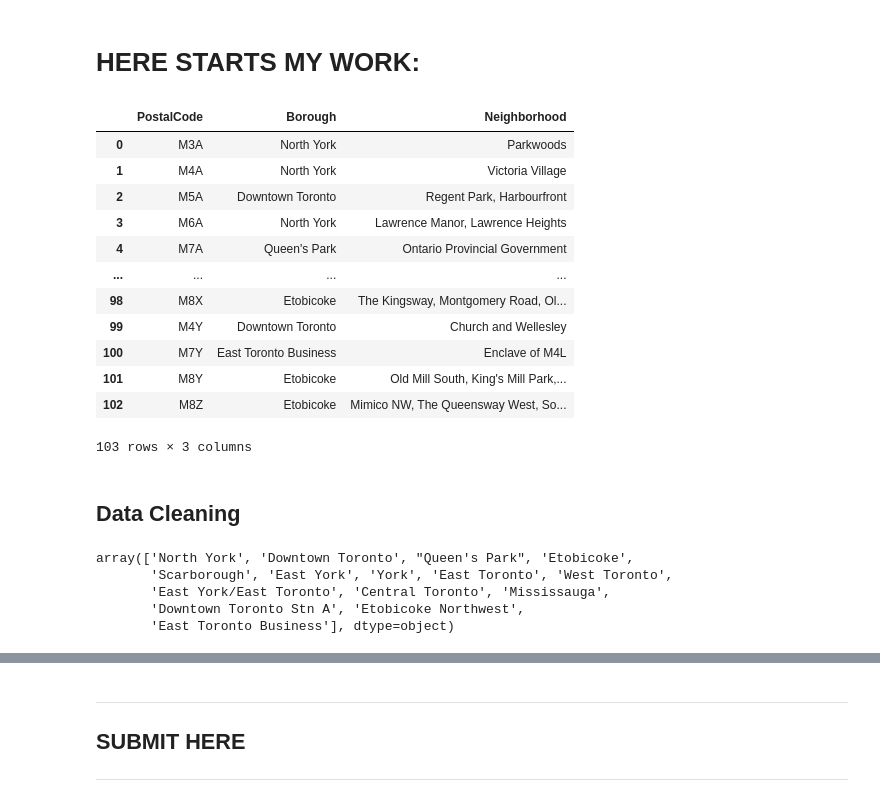
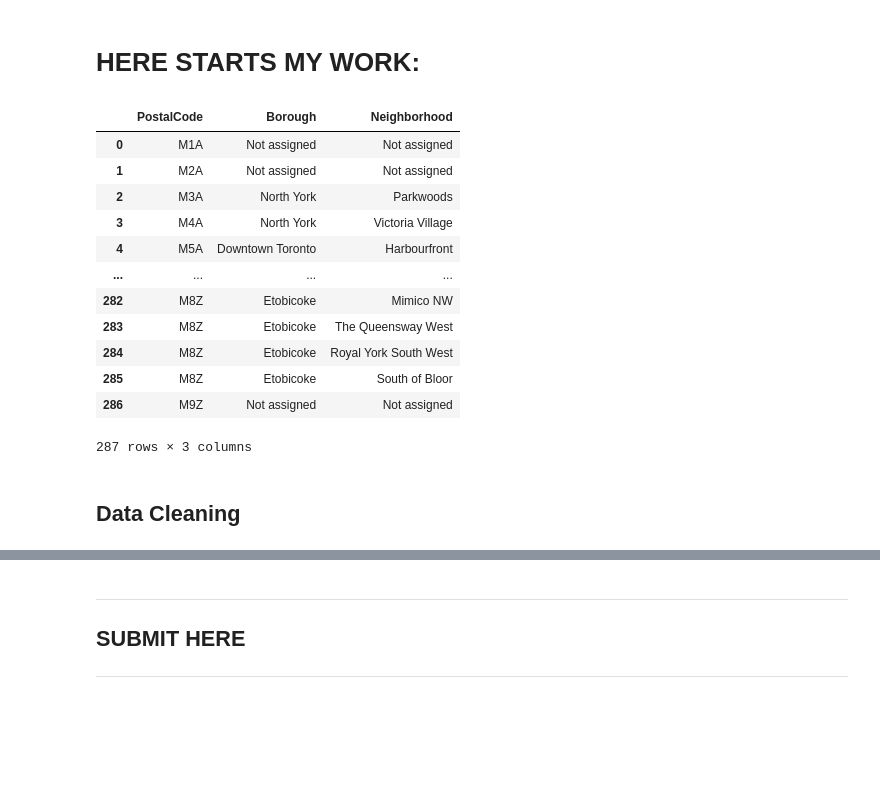
Before and after one commit to alinasansevich/Coursera_Capstone, a Jupyter notebook: Clustering-Neighborhoods-in-Toronto.ipynb, the cells around one changed output, grey strips where cells are left out. Cells and saved outputs as stored; diff of their text form; code cells hidden in the pictures; blank space fills up the shorter version.

```diff
--- a/Clustering-Neighborhoods-in-Toronto.ipynb
+++ b/Clustering-Neighborhoods-in-Toronto.ipynb
@@ -71,8 +74,30 @@ import requests
 import os
 import pandas as pd
 from bs4 import BeautifulSoup
+
+pd.set_option('display.max_rows', 10)
 # %%
 # retrieve the URL and create a BeautifulSoup object
-url = 'https://en.wikipedia.org/wiki/List_of_postal_codes_of_Canada:_M'
-toronto_wiki = requests.get(url).text
-soup = BeautifulSoup(toronto_wiki, "html5lib")
+url = 'https://en.wikipedia.org/w/index.php?title=List_of_postal_codes_of_Canada:_M&oldid=942655364'
+toronto_wiki = requests.get(url)
+soup = BeautifulSoup(toronto_wiki.content, "lxml")
+
+table = soup.find_all('table')[0]
+df = pd.read_html(str(table))
+neighborhoods = pd.DataFrame(df[0])
+neighborhoods.rename(columns={'Postcode': 'PostalCode', 'Borough': 'Borough', 'Neighbourhood': 'Neighborhood'}, inplace=True)
+neighborhoods
+# %% [output]
+|  | PostalCode | Borough | Neighborhood |
+| 0 | M1A | Not assigned | Not assigned |
+| 1 | M2A | Not assigned | Not assigned |
+| 2 | M3A | North York | Parkwoods |
+| 3 | M4A | North York | Victoria Village |
+| 4 | M5A | Downtown Toronto | Harbourfront |
+| ... | ... | ... | ... |
+| 282 | M8Z | Etobicoke | Mimico NW |
+| 283 | M8Z | Etobicoke | The Queensway West |
+| 284 | M8Z | Etobicoke | Royal York South West |
+| 285 | M8Z | Etobicoke | South of Bloor |
+| 286 | M9Z | Not assigned | Not assigned |
+287 rows × 3 columns
@@ -98,18 +104,2 @@ df['Borough'] = df['Borough'].replace({'Downtown TorontoStn A PO Boxes25 The Esp
-# %%
-df
-# %% [output]
-|  | PostalCode | Borough | Neighborhood |
-| 0 | M3A | North York | Parkwoods |
-| 1 | M4A | North York | Victoria Village |
-| 2 | M5A | Downtown Toronto | Regent Park, Harbourfront |
-| 3 | M6A | North York | Lawrence Manor, Lawrence Heights |
-| 4 | M7A | Queen's Park | Ontario Provincial Government |
-| ... | ... | ... | ... |
-| 98 | M8X | Etobicoke | The Kingsway, Montgomery Road, Ol... |
-| 99 | M4Y | Downtown Toronto | Church and Wellesley |
-| 100 | M7Y | East Toronto Business | Enclave of M4L |
-| 101 | M8Y | Etobicoke | Old Mill South, King's Mill Park,... |
-| 102 | M8Z | Etobicoke | Mimico NW, The Queensway West, So... |
-103 rows × 3 columns
 # %% [markdown]
 ## Data Cleaning
@@ -118,8 +105,0 @@ df
-# %%
-pd.unique(df['Borough'])
-# %% [output]
-array(['North York', 'Downtown Toronto', "Queen's Park", 'Etobicoke',
-       'Scarborough', 'East York', 'York', 'East Toronto', 'West Toronto',
-       'East York/East Toronto', 'Central Toronto', 'Mississauga',
-       'Downtown Toronto Stn A', 'Etobicoke Northwest',
-       'East Toronto Business'], dtype=object)
```
Also changed, not shown: parts of 24 cells of this notebook.
